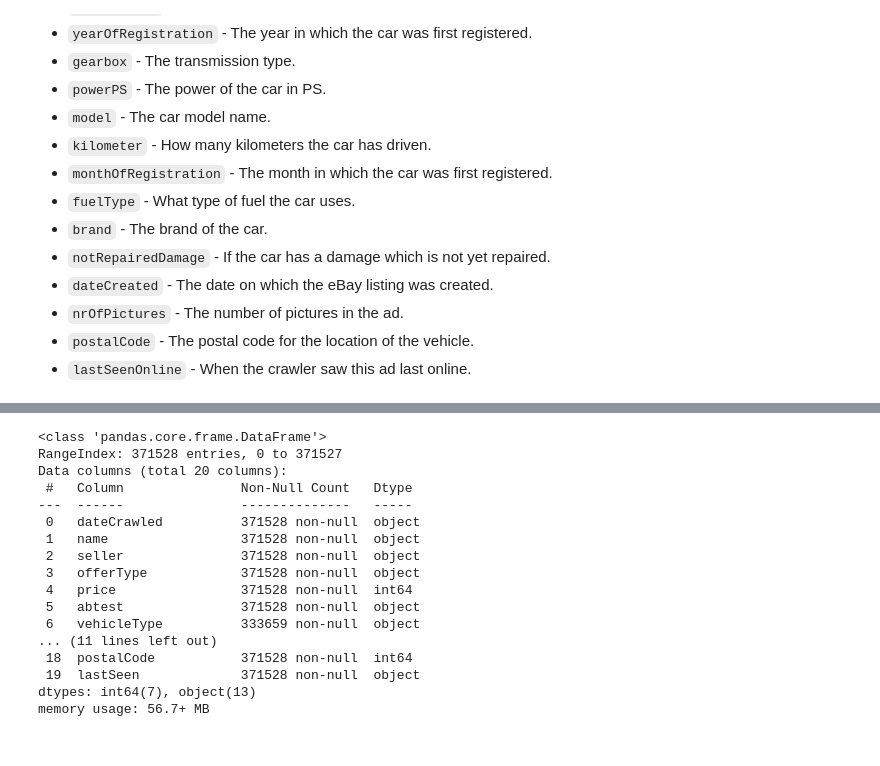
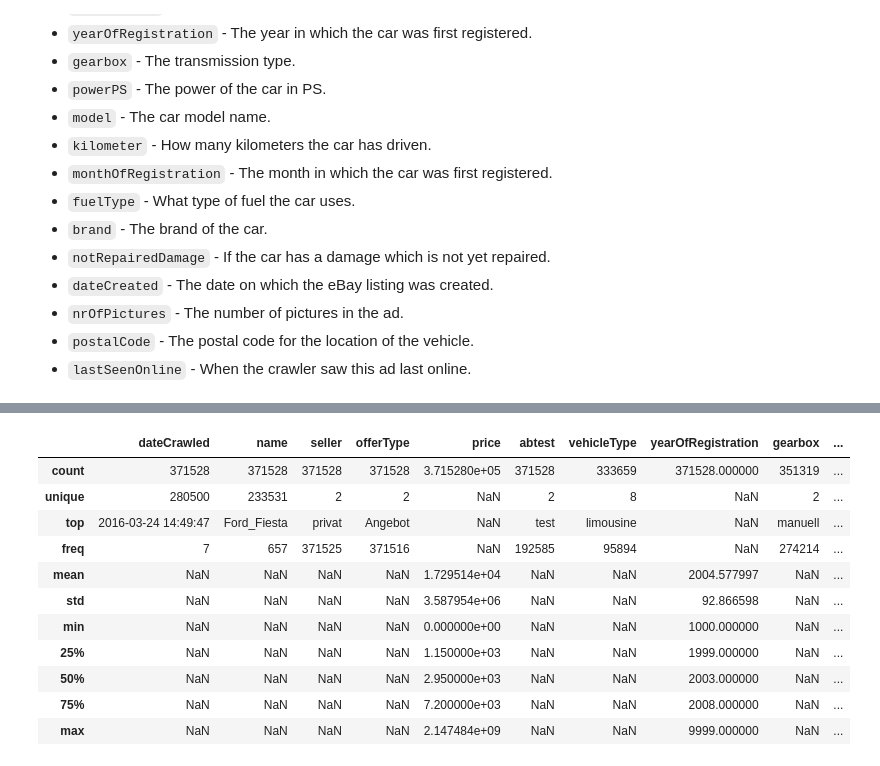
Before and after one commit to nikomccarty/data_science_notebooks, a Jupyter notebook: 20220423_ebay_car_sales/ebay_sales_data.ipynb, the cells around one changed output, grey strips where cells are left out. Saved outputs shown, nothing was run; the diff lists cells and outputs as text; code cells hidden in the pictures.

```diff
--- a/20220423_ebay_car_sales/ebay_sales_data.ipynb
+++ b/20220423_ebay_car_sales/ebay_sales_data.ipynb
@@ -44,23 +45,18 @@ df.head()
 | 2 | 2016-03-14 12:52:21 | Jeep_Grand_Cherokee_"Overland" | privat | Angebot | 9800 | test | suv | 2004 | automatik | ... |
 | 3 | 2016-03-17 16:54:04 | GOLF_4_1_4__3TÜRER | privat | Angebot | 1500 | test | kleinwagen | 2001 | manuell | ... |
 | 4 | 2016-03-31 17:25:20 | Skoda_Fabia_1.4_TDI_PD_Classic | privat | Angebot | 3600 | test | kleinwagen | 2008 | manuell | ... |
-# %%
-df.info()
-# %% [output]
-<class 'pandas.core.frame.DataFrame'>
-RangeIndex: 371528 entries, 0 to 371527
-Data columns (total 20 columns):
- #   Column               Non-Null Count   Dtype
----  ------               --------------   -----
- 0   dateCrawled          371528 non-null  object
- 1   name                 371528 non-null  object
- 2   seller               371528 non-null  object
- 3   offerType            371528 non-null  object
- 4   price                371528 non-null  int64
- 5   abtest               371528 non-null  object
- 6   vehicleType          333659 non-null  object
-... (11 lines left out)
- 18  postalCode           371528 non-null  int64
- 19  lastSeen             371528 non-null  object
-dtypes: int64(7), object(13)
-memory usage: 56.7+ MB
+# %%
+df.describe(include='all')
+# %% [output]
+|  | dateCrawled | name | seller | offerType | price | abtest | vehicleType | yearOfRegistration | gearbox | ... |
+| count | 371528 | 371528 | 371528 | 371528 | 3.715280e+05 | 371528 | 333659 | 371528.000000 | 351319 | ... |
+| unique | 280500 | 233531 | 2 | 2 | NaN | 2 | 8 | NaN | 2 | ... |
+| top | 2016-03-24 14:49:47 | Ford_Fiesta | privat | Angebot | NaN | test | limousine | NaN | manuell | ... |
+| freq | 7 | 657 | 371525 | 371516 | NaN | 192585 | 95894 | NaN | 274214 | ... |
+| mean | NaN | NaN | NaN | NaN | 1.729514e+04 | NaN | NaN | 2004.577997 | NaN | ... |
+| std | NaN | NaN | NaN | NaN | 3.587954e+06 | NaN | NaN | 92.866598 | NaN | ... |
+| min | NaN | NaN | NaN | NaN | 0.000000e+00 | NaN | NaN | 1000.000000 | NaN | ... |
+| 25% | NaN | NaN | NaN | NaN | 1.150000e+03 | NaN | NaN | 1999.000000 | NaN | ... |
+| 50% | NaN | NaN | NaN | NaN | 2.950000e+03 | NaN | NaN | 2003.000000 | NaN | ... |
+| 75% | NaN | NaN | NaN | NaN | 7.200000e+03 | NaN | NaN | 2008.000000 | NaN | ... |
+| max | NaN | NaN | NaN | NaN | 2.147484e+09 | NaN | NaN | 9999.000000 | NaN | ... |
```
Also changed, not shown: parts of 60 cells of this notebook.
